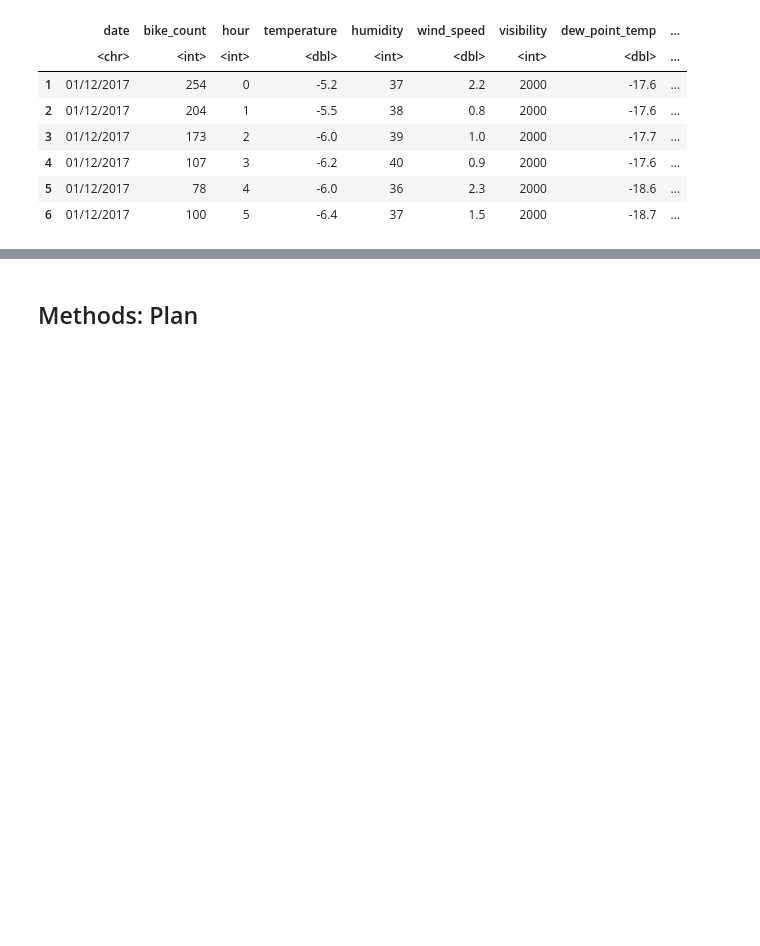
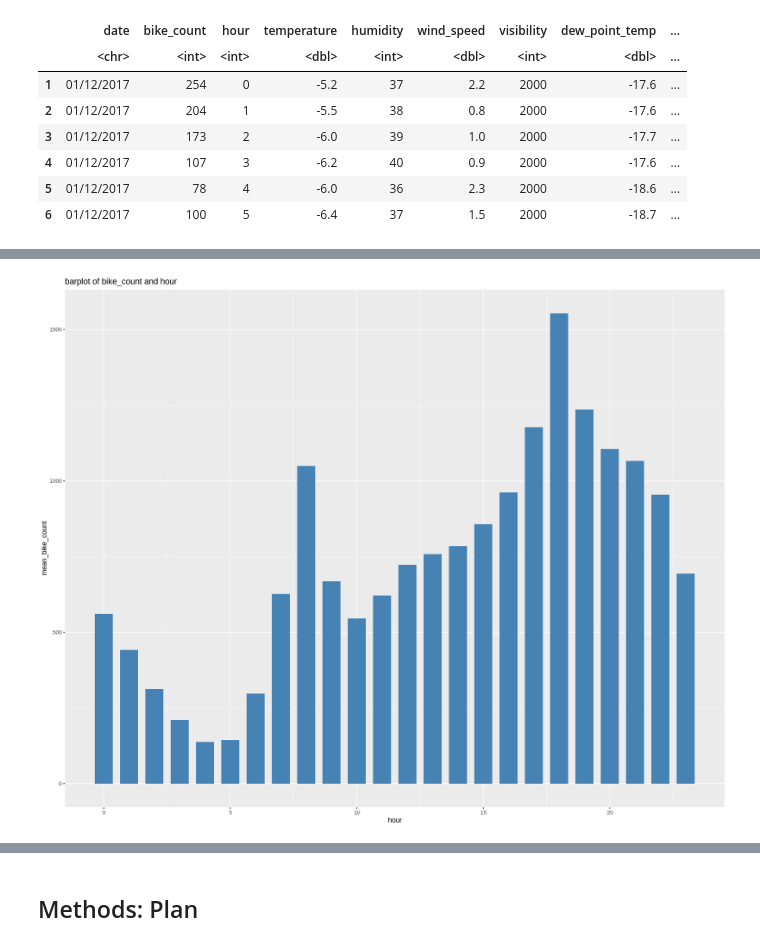
Before and after one commit to omertahi/STAT301-Project, a Jupyter notebook: Project Proposal.ipynb, the cells around one changed output, grey strips where cells are left out. Drawn from its saved outputs; the diff is of its cells as text; code cells hidden in the pictures; blank space fills up the shorter version.

```diff
--- a/Project Proposal.ipynb
+++ b/Project Proposal.ipynb
@@ -52,0 +96,6 @@ A data.frame: 6 × 13
+# %%
+bike_data_1 <- bike_data %>%
+              select(- date)%>%
+              group_by(hour) %>%
+              summarise(mean_bike_count= mean(bike_count))
+bike_data_1
@@ -52,0 +113,8 @@ A data.frame: 6 × 13
+# %%
+bike_data_1_plot <- bike_data_1 %>%
+   ggplot(aes(x=hour, y= mean_bike_count)) +
+   geom_bar(stat="identity",width=0.7, fill="steelblue")+
+   ggtitle("barplot of bike_count and hour")
+bike_data_1_plot
+# %% [output]
+[figure, added]
```
Also changed, not shown: parts of 11 cells of this notebook.
